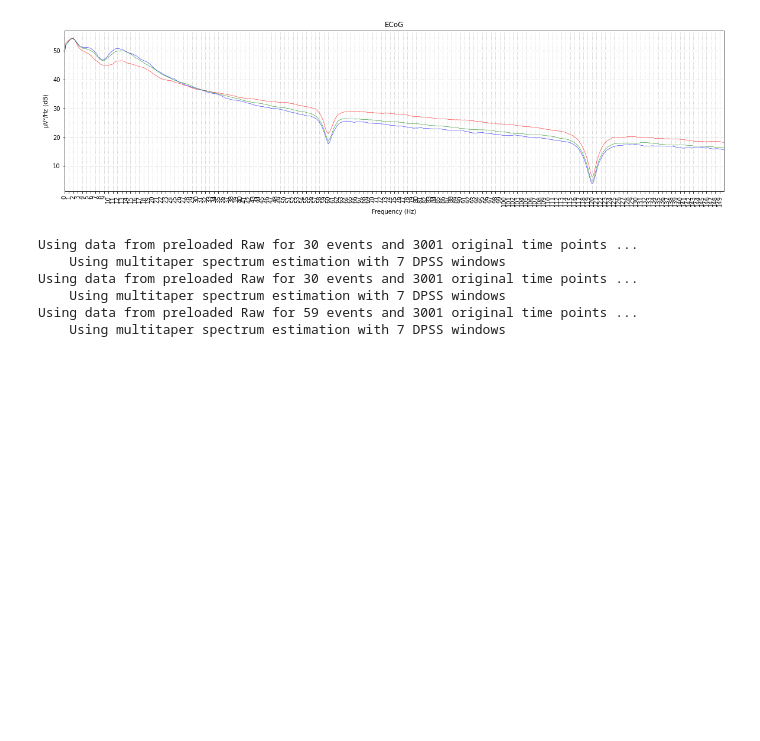
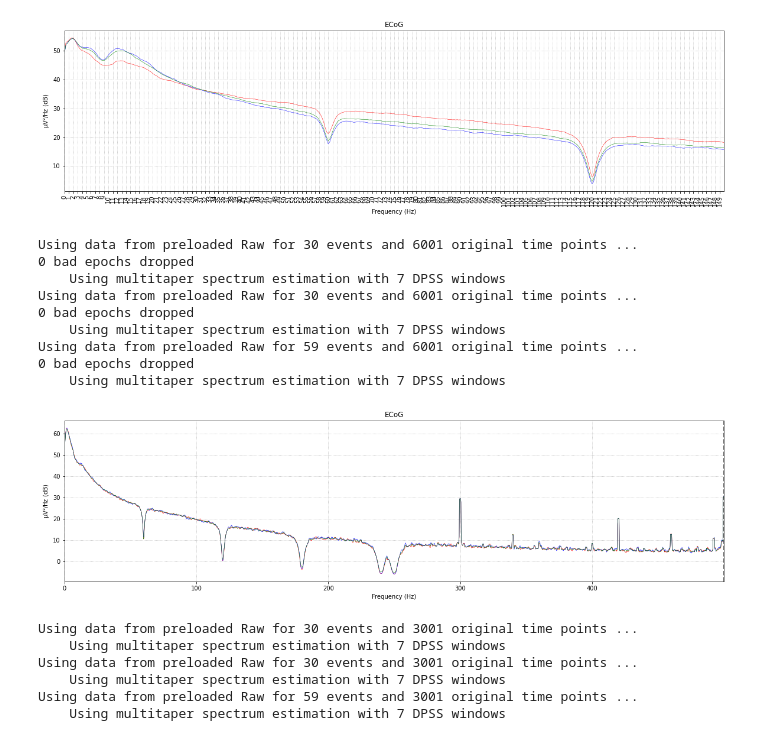
Before and after one commit to xanderladd/nma_motor_imagery, a Jupyter notebook: eda.ipynb, the cells around one changed output. Saved outputs shown, nothing was run; the diff lists cells and outputs as text; code cells hidden in the pictures; blank space fills up the shorter version.

```diff
--- a/eda.ipynb
+++ b/eda.ipynb
@@ -364,6 +364,40 @@ Using data from preloaded Raw for 30 events and 3001 original time points ...
 Using data from preloaded Raw for 59 events and 3001 original time points ...
     Using multitaper spectrum estimation with 7 DPSS windows
 [figure]
+# %%
+# lets pick the channels that looked most different in butterworth analysis done in
+# jupyter nb that came with the data
+
+fig, ax = plt.subplots(1,1, figsize=(20,5))
+
+
+epochs['hand'].plot_psd(fmin=0, average=True, ax=ax, show=False,
+                        picks=['27'],
+                        color='red', area_mode=None)
+epochs['tongue'].plot_psd(fmin=0, average=True, ax=ax, show=False,
+                        picks=['27'],
+                          color='blue', area_mode=None)
+epochs['rest'].plot_psd(fmin=0, average=True, ax=ax, show=False,
+                        picks=['27'],
+                        color='green', area_mode=None)
+
+# plt.legend(labels=['hand','tongue','rest'])
+# plt.xticks([* range(0, 150)], rotation=90)
+plt.show(ax)
+
+## SO THERE ARE SOME SPECIFIC CHANNELS THAT SHOW THE DIFFERENCE
+## MEANING WE NEED TO PICK SPECIFIC FREQUENCIES AS WELL AS CHANNELS THAT SHOW MOST DIFFERENCE
+# %% [output]
+Using data from preloaded Raw for 30 events and 6001 original time points ...
+0 bad epochs dropped
+    Using multitaper spectrum estimation with 7 DPSS windows
+Using data from preloaded Raw for 30 events and 6001 original time points ...
+0 bad epochs dropped
+    Using multitaper spectrum estimation with 7 DPSS windows
+Using data from preloaded Raw for 59 events and 6001 original time points ...
+0 bad epochs dropped
+    Using multitaper spectrum estimation with 7 DPSS windows
+[figure, added]
 # %%
 # lets pick the channels that looked most different in butterworth analysis done in
 # jupyter nb that came with the data
```
Also changed, not shown: parts of 1 cell of this notebook, 1 other file.
